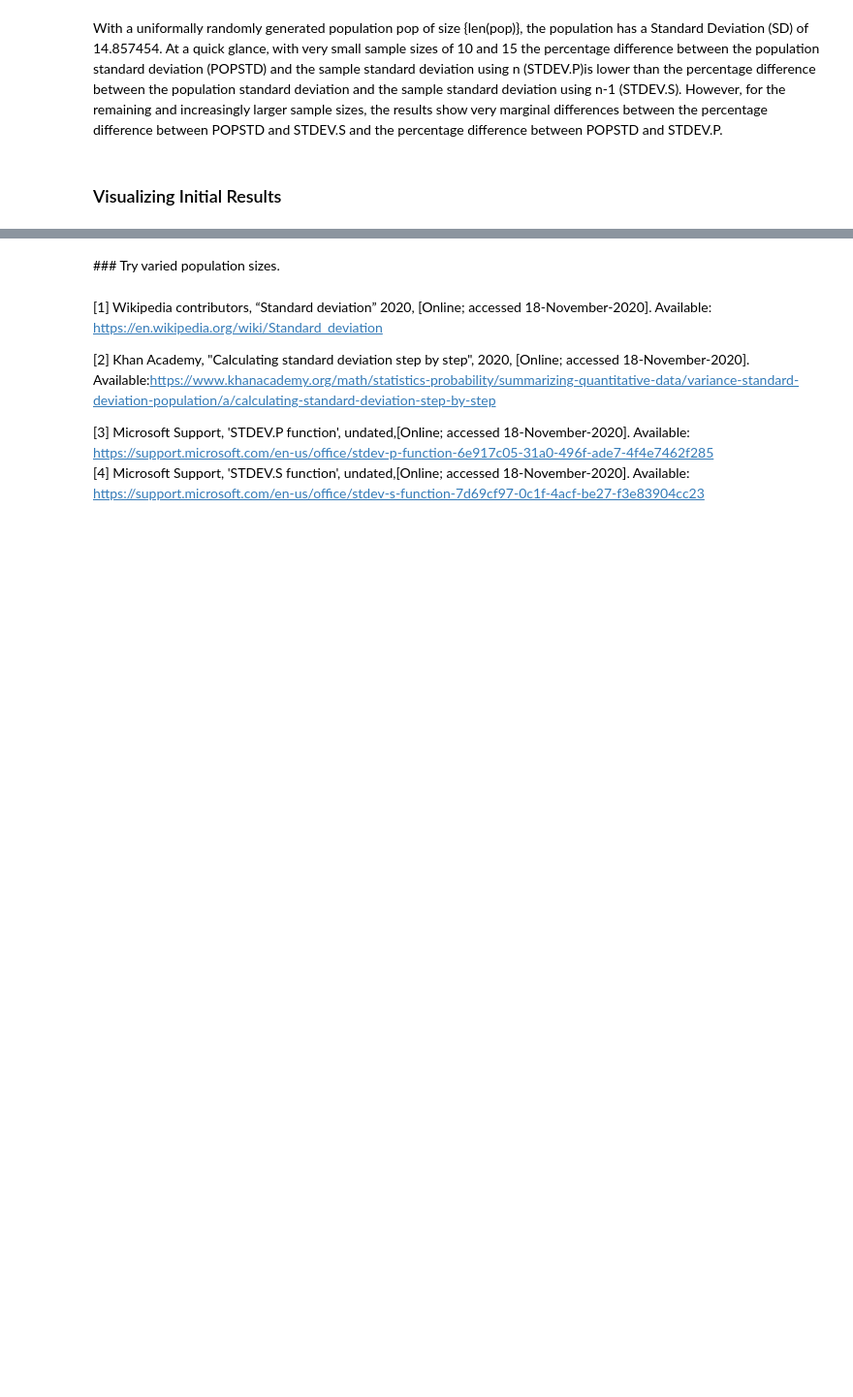
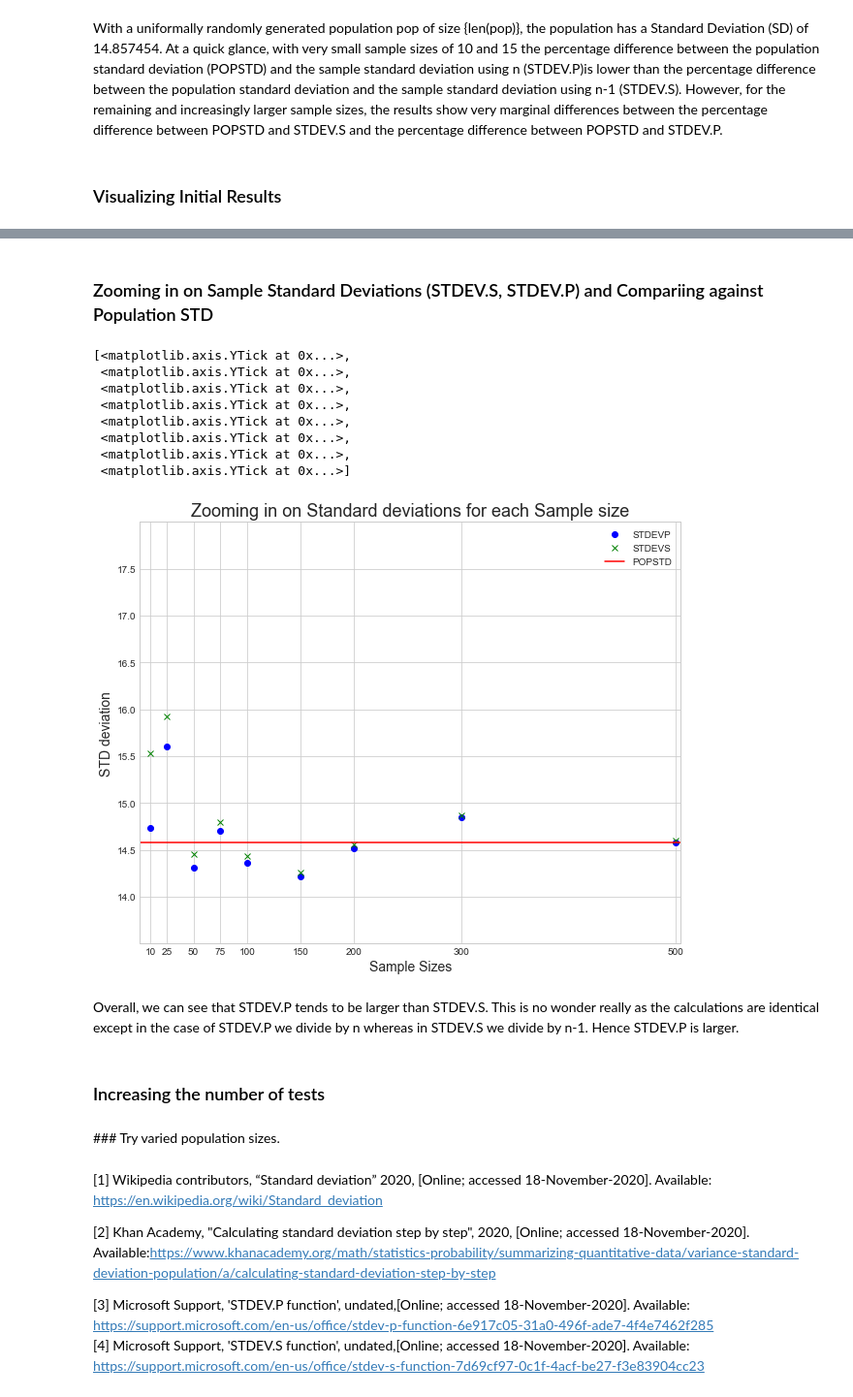
Before and after one commit to fionaoriordan/MLS_Tasks, a Jupyter notebook: Tasks.ipynb, the cells around one changed output, grey strips where cells are left out. Shown: that part at 97% size. Drawn from its saved outputs; the diff is of its cells as text; code cells hidden in the pictures; blank space fills up the shorter version.

```diff
--- a/Tasks.ipynb
+++ b/Tasks.ipynb
@@ -470,0 +489,32 @@ plt.show()
+# %% [markdown]
+### Zooming in on Sample Standard Deviations (STDEV.S, STDEV.P) and Compariing against Population STD
+# %%
+# Ploting  % diff results for standard deviation using STDEV.P & STDEV.P versus pop STD
+# Adapted from https://problemsolvingwithpython.com/06-Plotting-with-Matplotlib/06.05-Multi-Line-Plots/
+# samplesize
+fig, ax = plt.subplots()
+ax.plot(df['SAMPLESIZE'], df['STDEVP'], 'bo', label='STDEVP')
+ax.plot(df['SAMPLESIZE'], df['STDEVS'], 'gx', label='STDEVS')
+# https://stackoverflow.com/a/33382750
+ax.axhline(y= popstd, color='r', linestyle='-', label='POPSTD')
+ax.set_title('Zooming in on Standard deviations for each Sample size', fontsize = 18)
+ax.set_xlabel('Sample Sizes', fontsize= '14')
+ax.set_ylabel('STD deviation', fontsize= '14')
+ax.legend()
+ax.axis([0, max(samplesizes)+5, 13.5, 18])
+ax.xaxis.set_ticks(samplesizes)
+ax.yaxis.set_ticks(np.arange(14, 18, 0.5))
+# %% [output]
+[<matplotlib.axis.YTick at 0x...>,
+ <matplotlib.axis.YTick at 0x...>,
+ <matplotlib.axis.YTick at 0x...>,
+ <matplotlib.axis.YTick at 0x...>,
+ <matplotlib.axis.YTick at 0x...>,
+ <matplotlib.axis.YTick at 0x...>,
+ <matplotlib.axis.YTick at 0x...>,
+ <matplotlib.axis.YTick at 0x...>]
+[figure, added]
+# %% [markdown]
+Overall, we can see that STDEV.P tends to be larger than STDEV.S. This is no wonder really as the calculations are identical except in the case of STDEV.P we divide by n whereas in STDEV.S we divide by n-1. Hence STDEV.P is larger.
+# %% [markdown]
+### Increasing the number of tests
```
Also changed, not shown: parts of 21 cells of this notebook.
